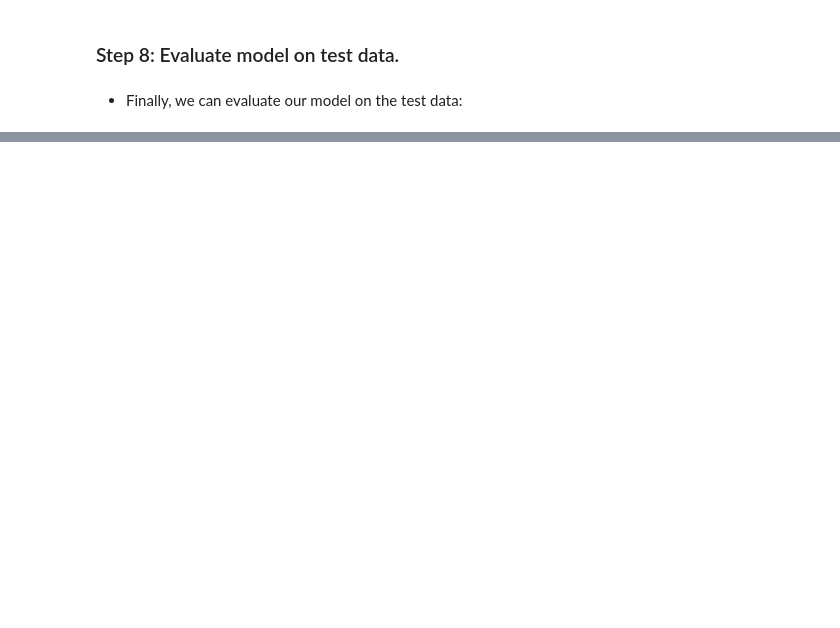
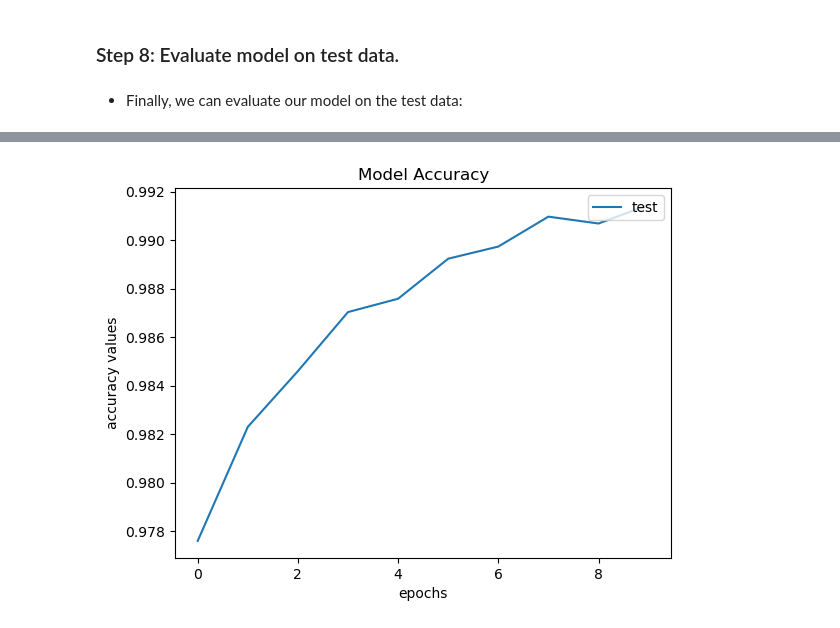
Before and after one commit to CarstenHensel/julia-python-lecture, a Jupyter notebook: Python/PythonMLExample.ipynb, the cells around one changed output, grey strips where cells are left out. Cells and saved outputs as stored; diff of their text form; code cells hidden in the pictures; blank space fills up the shorter version.

```diff
--- a/Python/PythonMLExample.ipynb
+++ b/Python/PythonMLExample.ipynb
@@ -309,0 +343,9 @@ NameError: name 'score' is not defined
+# %%
+plt.plot(train.history['accuracy'], label='test')
+plt.title('Model Accuracy')
+plt.xlabel('epochs')
+plt.ylabel('accuracy values')
+plt.legend(loc='upper right')
+plt.show()
+# %% [output]
+[figure, added]
```
Also changed, not shown: parts of 5 cells of this notebook.
